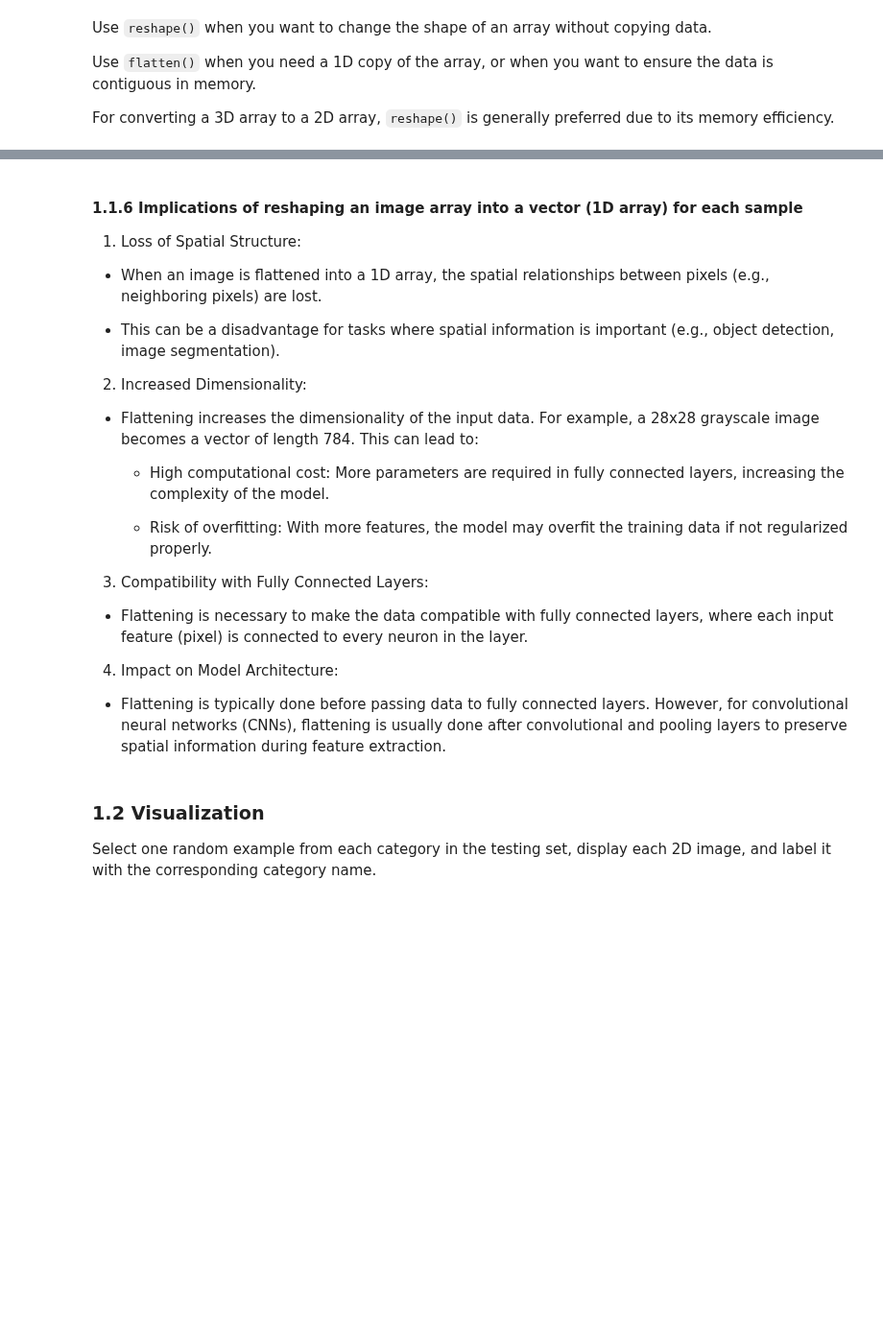
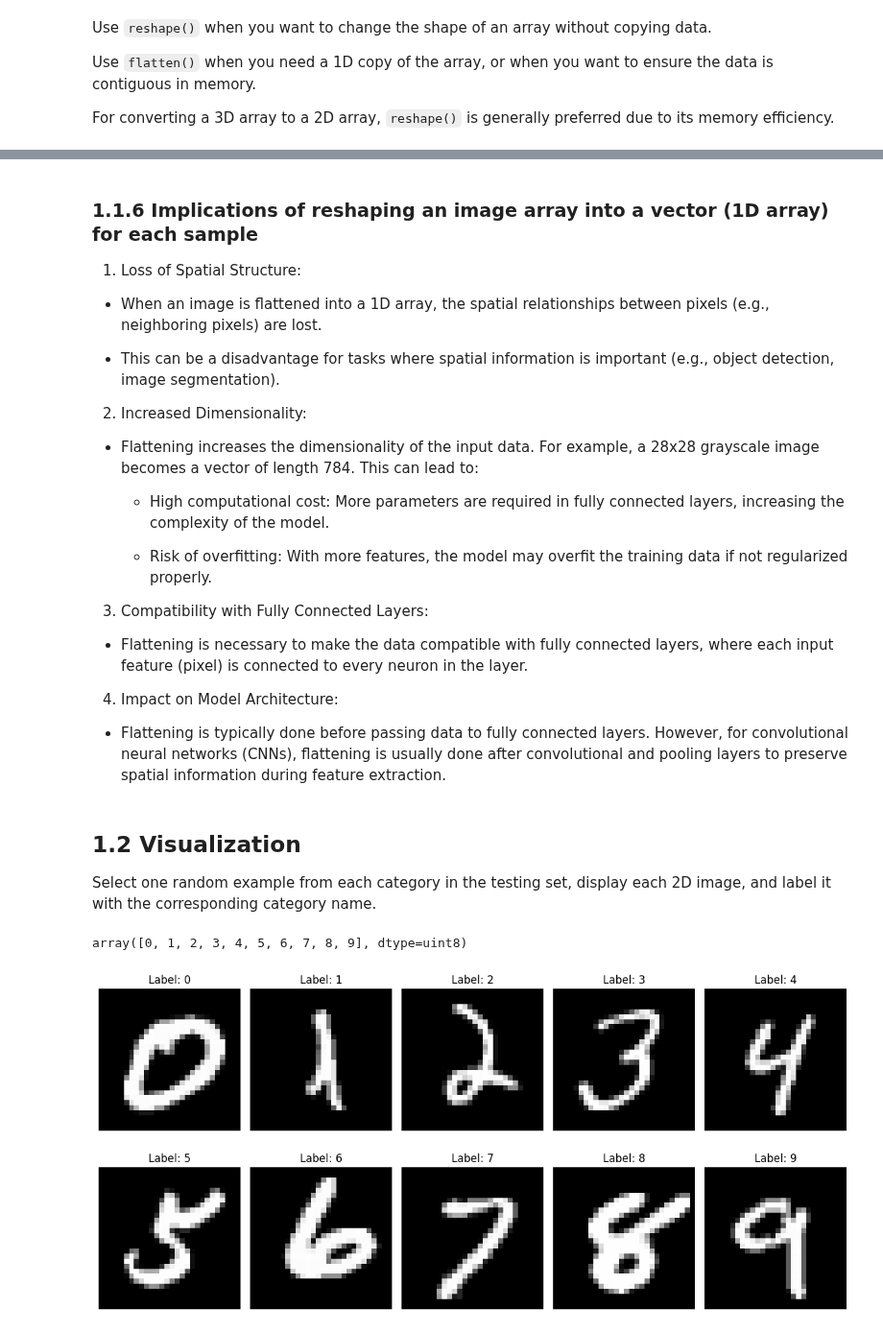
Before and after one commit to junyi2022/musa-650-remote-sensing, a Jupyter notebook: assignments/HW1.ipynb, the cells around one changed output, grey strips where cells are left out. Shown at 96% size. Cells and saved outputs as stored; diff of their text form; code cells hidden in the pictures; blank space fills up the shorter version.

```diff
--- a/assignments/HW1.ipynb
+++ b/assignments/HW1.ipynb
@@ -104,7 +105,7 @@ For converting a 3D array to a 2D array, `reshape()` is generally preferred due
 
 - Reshaping allows the data to be stored in a contiguous block of memory, which improves computational efficiency and makes it easier to perform vectorized operations.
 # %% [markdown]
-#### 1.1.6 Implications of reshaping an image array into a vector (1D array) for each sample
+### 1.1.6 Implications of reshaping an image array into a vector (1D array) for each sample
 
 1. Loss of Spatial Structure:
 - When an image is flattened into a 1D array, the spatial relationships between pixels (e.g., neighboring pixels) are lost.
@@ -124,7 +125,38 @@ For converting a 3D array to a 2D array, `reshape()` is generally preferred due
 4. Impact on Model Architecture:
 - Flattening is typically done before passing data to fully connected layers. However, for convolutional neural networks (CNNs), flattening is usually done after convolutional and pooling layers to preserve spatial information during feature extraction.
 # %% [markdown]
-### 1.2 Visualization
+## 1.2 Visualization
 
 Select one random example from each category in the testing set, display each 2D image, and label it with the corresponding category name.
+# %%
+categories = np.unique(y_test)
+categories
+# %% [output]
+array([0, 1, 2, 3, 4, 5, 6, 7, 8, 9], dtype=uint8)
+# %%
+plt.figure(figsize=(12, 6))
+
+# Loop through each category and select one random example
+for i, category in enumerate(categories):
+    # Find indices of all samples in the current category
+    indices = np.where(y_test == category)[0]
+
+    # Randomly select one index from the current category
+    random_index = np.random.choice(indices)
+
+    # Extract the image and label
+    image = x_test[random_index]
+    label = y_test[random_index]
+
+    # Plot the image
+    plt.subplot(2, 5, i + 1)  # 2 rows, 5 columns
+    plt.imshow(image, cmap='gray')
+    plt.title(f"Label: {label}")
+    plt.axis('off')
+
+# Display the figure
+plt.tight_layout()
+plt.show()
+# %% [output]
+[figure, added]
 # %% [markdown]
```
Also changed, not shown: parts of 13 cells of this notebook.
